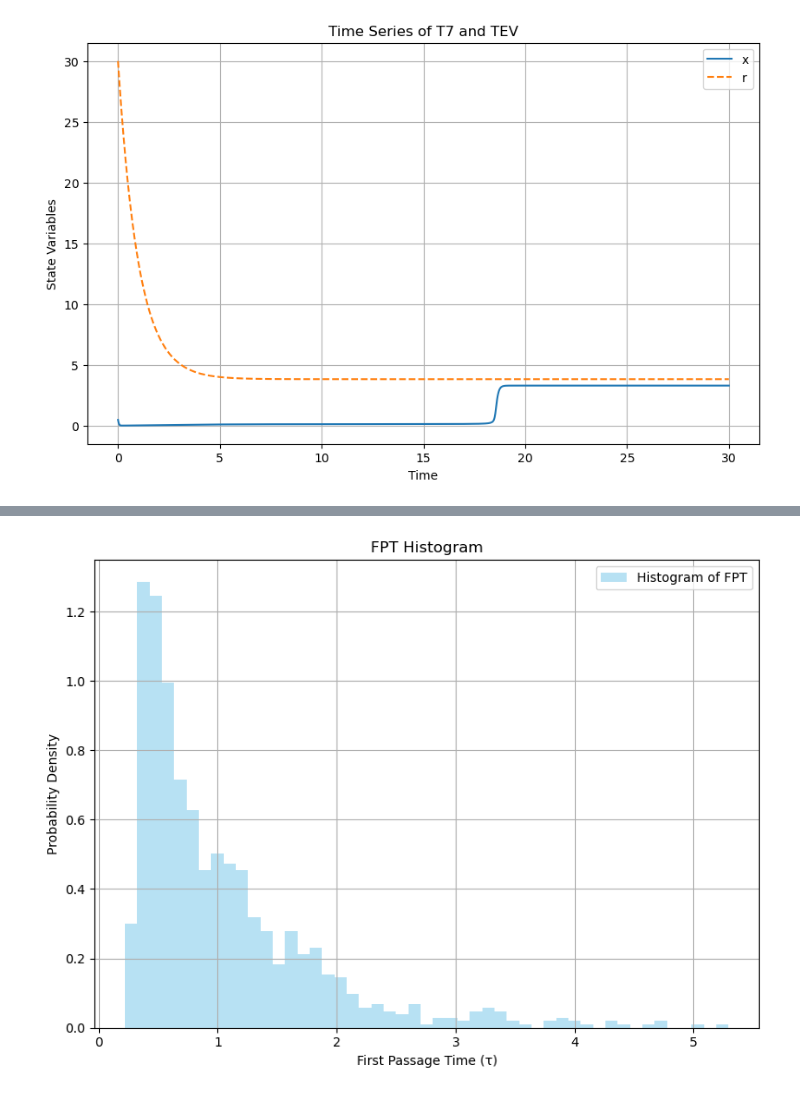
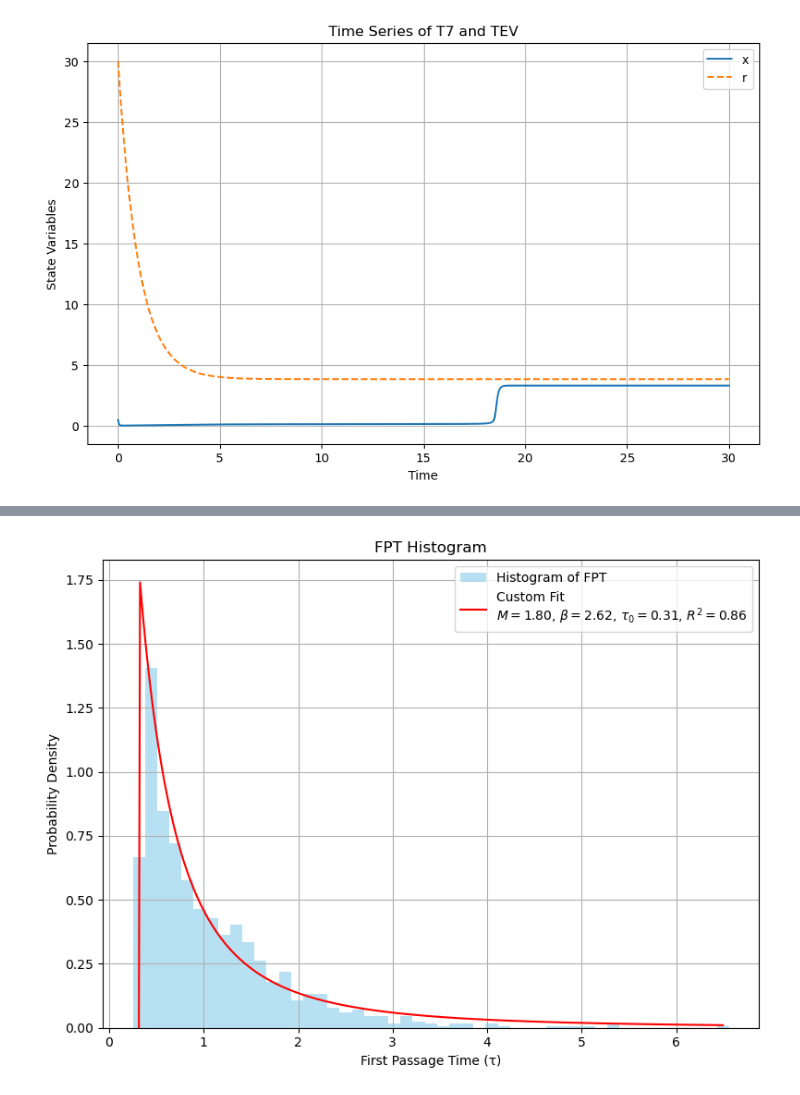
Before and after one commit to Paytonco/SOC_circuit, a Jupyter notebook: hillModel.ipynb, the cells around one changed output, grey strips where cells are left out. Saved outputs shown, nothing was run; the diff lists cells and outputs as text; code cells hidden in the pictures.

```diff
--- a/hillModel.ipynb
+++ b/hillModel.ipynb
@@ -217,7 +218,7 @@ if __name__ == "__main__":
     # Initialize storage for t, X, r pairs
     results = []
 
-    initial_conditions = [0.13, 4.0]
+    initial_conditions = [0.14758491, 3.853264]
     tspan = (0, 10)
 
     for ix in range(1000):
@@ -288,34 +289,34 @@ if __name__ == "__main__":
 
     # Fit the custom PDF to the histogram data
     popt_custom, _ = curve_fit(
         custom_pdf, bin_centers, hist,
         p0=[M_initial, 1.0, tau_0_initial],  # Initial guess for [M, beta, tau_0]
         bounds=([0, 0, 0], [np.inf, np.inf, np.inf])  # Parameter bounds
     )
     M_custom, beta_custom, tau_0_custom = popt_custom
     custom_fit = custom_pdf(bin_centers, M_custom, beta_custom, tau_0_custom)
     r2_custom = calculate_r2(hist, custom_fit)
 
     # Plot the histogram of FPT values
     plt.figure(figsize=(8, 6))
     plt.hist(fpt_array, bins=bins, density=True, alpha=0.6, color="skyblue", label="Histogram of FPT")
 
     # Overlay fitted custom PDF
     tau_fit = np.linspace(min(bin_centers), max(bin_centers), 500)
-    '''plt.plot(
+    plt.plot(
         tau_fit,
         custom_pdf(tau_fit, M_custom, beta_custom, tau_0_custom),
         "r-", label=f"Custom Fit\n$M={M_custom:.2f}$, $\\beta={beta_custom:.2f}$, $\\tau_0={tau_0_custom:.2f}$, $R^2={r2_custom:.2f}$"
-    )'''
+    )
 
     # Add labels, legend, and grid
     plt.xlabel("First Passage Time (τ)")
     plt.ylabel("Probability Density")
     plt.title("FPT Histogram")
     plt.legend()
     plt.grid(True)
     plt.tight_layout()
     plt.show()
 # %% [output]
-[figure, old version]
+[figure, new version]
 # %%
```
Also changed, not shown: parts of 6 cells of this notebook, 2 other files.
